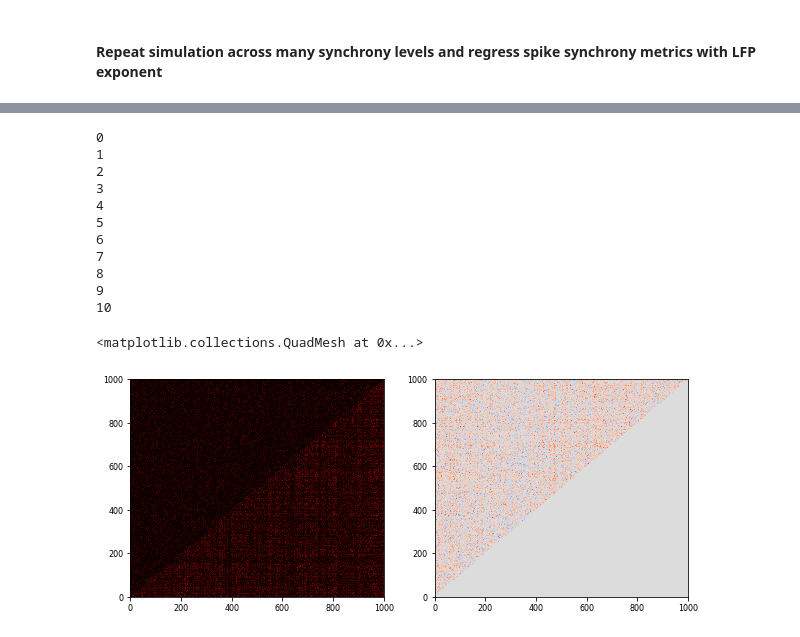
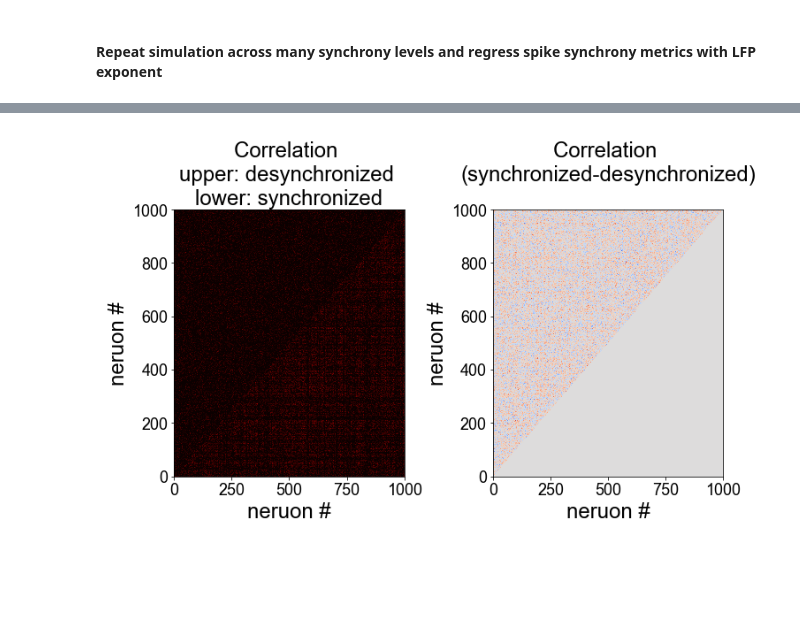
Before and after one commit to mwprestonjr/sfn_2022, a Jupyter notebook: notebooks/panel_1.ipynb, the cells around one changed output, grey strips where cells are left out. Cells and saved outputs as stored; diff of their text form; code cells hidden in the pictures; blank space fills up the shorter version.

```diff
--- a/notebooks/panel_1.ipynb
+++ b/notebooks/panel_1.ipynb
@@ -190,13 +137,13 @@ where $\mu$ is the mean firing rate of the neuron, $W$ is white-nosie, $OU$ is t
 # simulate LFP
 coupled = [0, 1, 1]
 coupling_strength = [0, 0.5, 1]
-coupling_min = [0, 0, 0]
 
 pop_spikes = []
 lfps = []
 pop_rates = []
-for cp, cs, cm in zip(coupled, coupling_strength, coupling_min):
-    poisson_spikes, pop_rate, lfp, time = simulate_2_process_lfp(cp, cs, cm)
+for cp, cs in zip(coupled, coupling_strength):
+    poisson_spikes, pop_rate, lfp, time = simulate_2_process_lfp(cp, cs,
+        n_seconds=N_SECONDS, fs=FS, n_neurons=N_NEURONS)
     pop_spikes.append(poisson_spikes)
     pop_rates.append(pop_rate)
     lfps.append(lfp)
@@ -294,7 +234,6 @@ spec.tight_layout(figure=fig, h_pad=1, w_pad=2)
 # %%
 #  repeat with many levels
 
-# coupling_strength = [0, 0.25, 0.5, 0.75, 1, 1.25, 1.5]#, 1.75, 2]
 coupling_strength = np.linspace(0,1,11)
 coupling_min = np.zeros(len(coupling_strength)) + 0.2
 coupled = np.ones(len(coupling_strength))
@@ -305,13 +244,14 @@ lfps_x = []
 pop_rates_x = []
 for cp, cs, cm in zip(coupled, coupling_strength, coupling_min):
     print(cs)
-    poisson_spikes, pop_rate, lfp, time = simulate_2_process_lfp(cp, cs, cm)
+    poisson_spikes, pop_rate, lfp, time = simulate_2_process_lfp(cp, cs,
+        n_seconds=N_SECONDS, fs=FS, n_neurons=N_NEURONS)
     pop_spikes_x.append(poisson_spikes)
     pop_rates_x.append(pop_rate)
     lfps_x.append(lfp)
 
 # compute exp
-exp = comp_exp_group(np.vstack(lfps_x), FS)
+exp = comp_exp(np.vstack(lfps_x), FS)
 print(exp)
 # %% [output]
 0.0
@@ -367,18 +270,0 @@ for ii in range(len(pop_spikes_x)):
-# %%
-# plot each sync measure
-for var, var_str in zip([spk_sync, spk_dist, isi_dist], ['spike-sync','spike-dist','isi-dist']):
-    # regression
-    lin_reg = linregress(var, exp)
-    print(lin_reg)
-
-    # plot regression results
-    fig, ax = plt.subplots()
-    ax.scatter(var, exp, color='k')
-
-    # label
-    ax.set(xlabel=var_str, ylabel='Aperiodic exponent')
-    ax.plot([var.min(),var.max()],[var.min()*lin_reg[0]+lin_reg[1],var.max()*lin_reg[0]+lin_reg[1]],
-           color='k', linestyle='--',
-            label=f'linear regression: \nr: {np.round(lin_reg[2],3)} \np: {lin_reg[3]:.2e}')
-
-    ax.legend()
@@ -398,7 +277,6 @@ corr_mu = np.zeros(len(coupling_strength))
 cov_mu = np.zeros(len(coupling_strength))
 
 for ii in range(len(coupling_strength)):
-    print(ii)
     spike_times = pop_spikes_x[ii]
 
     n_units = len(spike_times)
@@ -412,37 +290,33 @@ for ii in range(len(coupling_strength)):
     cov_mu[ii] = np.mean(cov_mat[ii])
     corr_mat[ii] = correlation_coefficient(BinnedSpikeTrain(spike_trains, bin_size=10*pq.ms))
     corr_mu[ii] = np.mean(corr_mat[ii])
-# %% [output]
-0
-1
-2
-3
-4
-5
-6
-7
-8
-9
-10
 # %%
-# plot corr
+# plot correlation matrix
 
 # combine data for compact plotting
 temp0 = np.tril(corr_mat[0], -1)
 temp1 = np.triu(corr_mat[-1], 1)
 corr_mat_comb = temp0+temp1
 
 # compute norm for colorbar
 temp = corr_mat[-1]-corr_mat[0]
 norm_2s = TwoSlopeNorm(vmin=temp.min(), vcenter=0, vmax=temp.max())
 norm = Normalize(vmin=0, vmax=np.max(corr_mat)*0.8)
 
-fig, axes = plt.subplots(1,2,figsize=[10,4])
+# plot colormesh
+fig, axes = plt.subplots(1,2,figsize=[10,6])
 axes[0].pcolormesh(corr_mat_comb, cmap='hot', norm=norm)
-# axes[1].pcolormesh(corr_mat[-1]-corr_mat[0], cmap='coolwarm', norm=norm_2s)
 axes[1].pcolormesh(np.tril(corr_mat[-1]-corr_mat[0], -1), cmap='coolwarm', norm=norm_2s)
+
+# label figure
+axes[0].set_title('Correlation \nupper: desynchronized \nlower: synchronized', fontsize=24)
+axes[1].set_title('Correlation \n(synchronized-desynchronized)\n', fontsize=24)
+for ax in axes:
+    ax.set(xlabel='neruon #', ylabel='neruon #')
+
+# save
+plt.savefig(DIR_FIG + '/panel_1_corrmatrix.png')
 # %% [output]
-<matplotlib.collections.QuadMesh at 0x...>
-[figure, old version]
+[figure, new version]
 # %%
 # plot each sync measure
```
Also changed, not shown: parts of 15 cells of this notebook.
